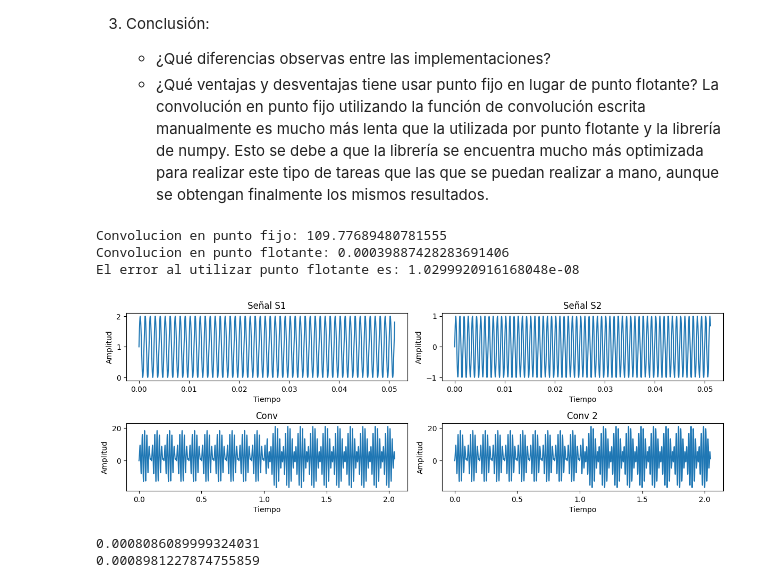
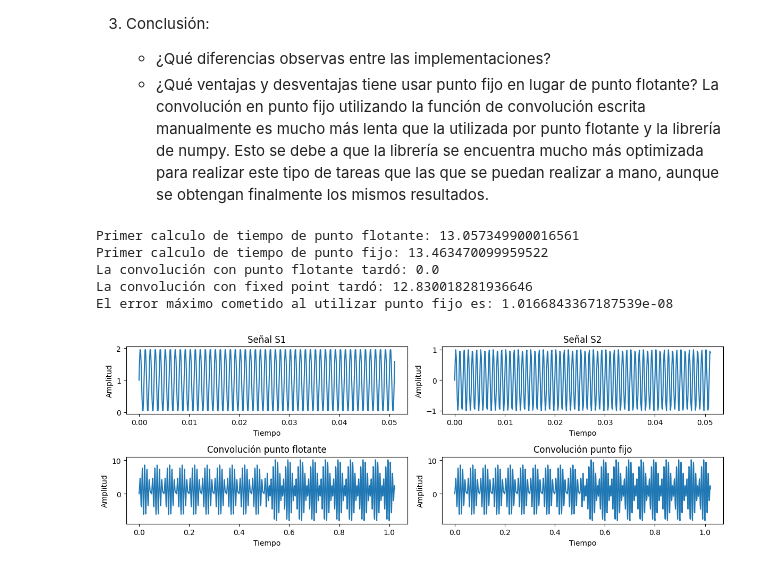
Before and after one commit to LautaroDellagiovanna/2025_pes, a Jupyter notebook: tps/tp1_python_2025.ipynb, the cells around one changed output. Drawn from its saved outputs; the diff is of its cells as text; code cells hidden in the pictures.

Commit message:
FIX: corregido el error del tp1

```diff
--- a/tps/tp1_python_2025.ipynb
+++ b/tps/tp1_python_2025.ipynb
@@ -138,9 +138,9 @@ plt.show()
 # Escribí tu código acá
 import timeit
 import time
-from scipy.fft import fft, fftshift, fftfreq
 from fixedpoint import FixedPoint
 
+# Definicion de la fucion convolucion para utilizar con FixedPoint
 def convolucion(s1, s2):
     len_s1 = len(s1)
     len_s2 = len(s2)
@@ -164,12 +164,14 @@ def wrapper(func, *args):
     return wrapped
 
 # Redefinicion de tiempo y señales
-t = np.arange(0, 1024/20000, 1/20000)
+t = np.arange(0, 1024/20000, 1/10000)
 s1 = np.sin(2*np.pi*1000*t)+1
 s2 = np.sin(2*np.pi*1200*t)
 
+# Formato elegido para el fixed point
 qformat = {'signed': True, 'm': 3, 'n': 29}
 
+# Preparando los array para los puntos en formato FixedPoint
 fs1 = []
 fs2 = []
 
@@ -177,11 +179,29 @@ for i in range (0, len(s1)):
     fs1.append(FixedPoint(s1[i], **qformat))
     fs2.append(FixedPoint(s2[i], **qformat))
 
-conv = wrapper(np.convolve, s1, s2)
+# Realizando las convoluciones con el wrapper para calcular el tiempo
+res = wrapper(np.convolve, s1, s2)
 print (f"Primer calculo de tiempo de punto flotante: {timeit.timeit(conv, number=1)}")
-conv = wrapper(convolucion, fs1, fs2)
+res = wrapper(convolucion, fs1, fs2)
 print (f"Primer calculo de tiempo de punto fijo: {timeit.timeit(conv, number=1)}")
 
+# Realizando las convoluciones realizando la diferencia de tiempos
+# Punto flotante
+start = time.time()
+conv_r = np.convolve(s1,s2)
+end = time.time()
+convolution_time = end-start
+
+# Fixed Point
+start = time.time()
+fixed_conv_r = convolucion(fs1,fs2)
+end = time.time()
+fixed_point_convolution_time = end-start
+
+print(f"La convolución con punto flotante tardó: {convolution_time}")
+print(f"La convolución con fixed point tardó: {fixed_point_convolution_time}")
+
+# Calculando el error
 error = 0
 
 for i in range(0, len(conv_r)):
@@ -192,64 +212,37 @@ for i in range(0, len(conv_r)):
 print(f"El error máximo cometido al utilizar punto fijo es: {error}")
 plt.figure(figsize=(12, 8))
 
+# Plotteando los resultados
 plt.subplot(4, 2, 1)
 plt.plot(t, s1)
 plt.title('Señal S1')
 plt.xlabel('Tiempo')
 plt.ylabel('Amplitud')
 
 plt.subplot(4, 2, 2)
 plt.plot(t, s2)
 plt.title('Señal S2')
 plt.xlabel('Tiempo')
 plt.ylabel('Amplitud')
 
 plt.subplot(4, 2, 3)
 plt.plot(np.arange(len(conv_r))/1000, conv_r)
 plt.title('Convolución punto flotante')
 plt.xlabel('Tiempo')
 plt.ylabel('Amplitud')
 
 plt.subplot(4, 2, 4)
 plt.plot(np.arange(len(fixed_conv_r))/1000, fixed_conv_r)
 plt.title('Convolución punto fijo')
 plt.xlabel('Tiempo')
 plt.ylabel('Amplitud')
 
 plt.tight_layout()
 plt.show()
 # %% [output]
-Convolucion en punto fijo: 109.77689480781555
-Convolucion en punto flotante: 0.00039887428283691406
-El error al utilizar punto flotante es: 1.0299920916168048e-08
+Primer calculo de tiempo de punto flotante: 13.057349900016561
+Primer calculo de tiempo de punto fijo: 13.463470099959522
+La convolución con punto flotante tardó: 0.0
+La convolución con fixed point tardó: 12.830018281936646
+El error máximo cometido al utilizar punto fijo es: 1.0166843367187539e-08
-[figure, old version]
+[figure, new version]
-# %%
-# Ejemplos de medicion de tiempos
-# %pylab inline
-import timeit
-import time
-import numpy as np
-
-t = np.arange(0, 1024/20000, 1/20000)
-s1= np.sin(2*np.pi*1000*t)+1
-s2 = np.sin(2*np.pi*1200*t)
-
-# METODO 1 de medición de tiempos
-
-# Este wrapper empaqueta funciones para que el timeit pueda medir solo eso
-def wrapper(func, *args):
-    def wrapped():
-        return func(*args)
-    return wrapped
-
-conv = wrapper(np.convolve, s1, s2)
-print (timeit.timeit(conv, number=1))
-
-# METODO 2 de medición de tiempos
-start = time.time()
-conv_r = np.convolve(s1,s2)
-end = time.time()
-print (end-start)
-# %% [output]
-0.0008086089999324031
-0.0008981227874755859
```
